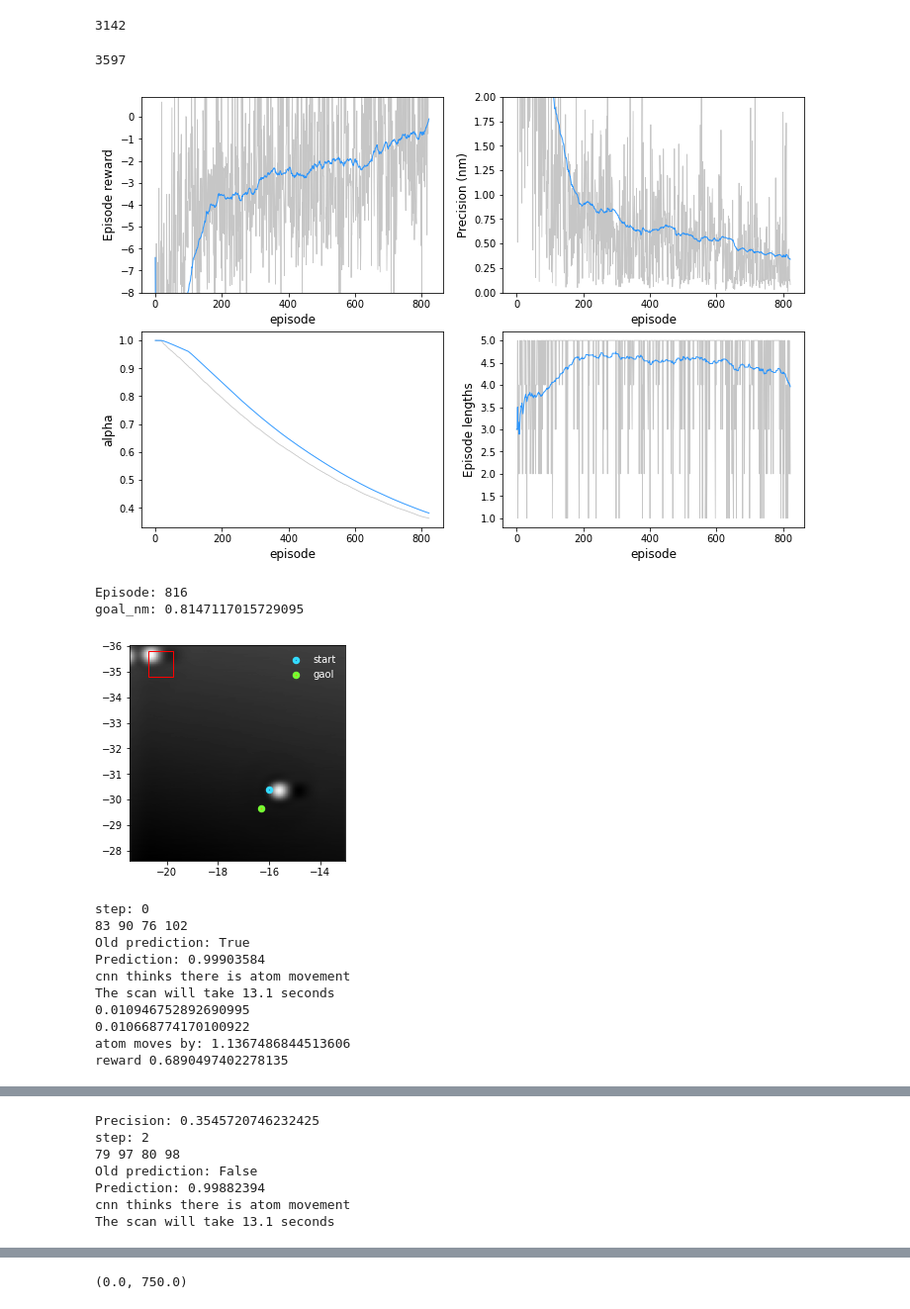
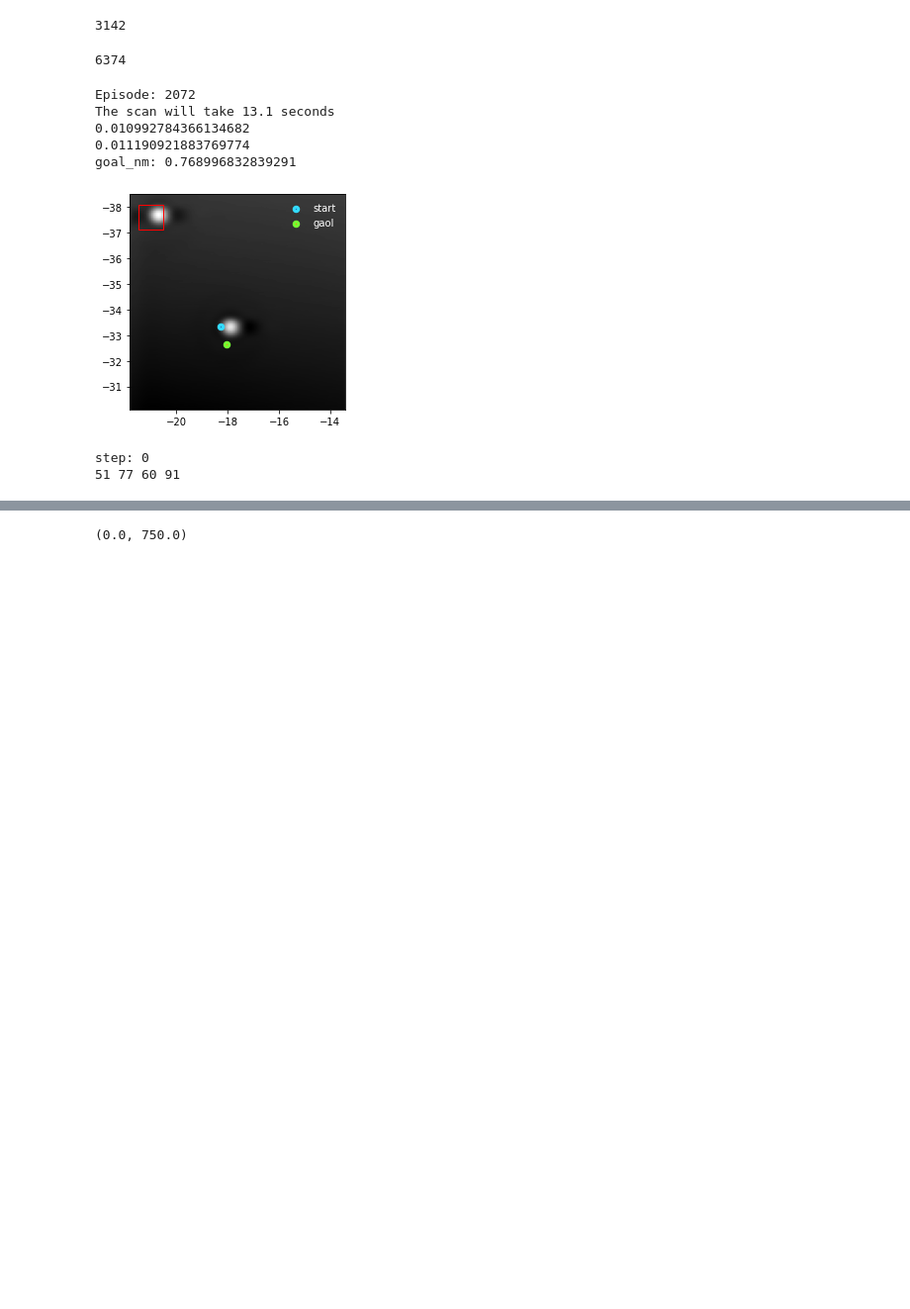
Before and after one commit to SINGROUP/Atom_manipulation_with_RL, a Jupyter notebook: single_atom_training_2nd_round.ipynb, the cells around one changed output, grey strips where cells are left out. Shown at 99% size. Cells and saved outputs as stored; diff of their text form; code cells hidden in the pictures; blank space fills up the shorter version.

```diff
--- a/single_atom_training_2nd_round.ipynb
+++ b/single_atom_training_2nd_round.ipynb
@@ -87,7 +87,7 @@ pixel = 128
 im_size_nm = 8.491
 
 offset_nm = np.array([x_nm, y_nm])
-manip_limit_nm = np.array([-19.5, -13.2, -34.5, -27.8]) #[left, right, up, down]
+manip_limit_nm = np.array([-19.5, -13.9, -37, -30.5]) #[left, right, up, down]
 template_max_y = 25
 scan_mV = 1000
 max_len = 5
@@ -105,7 +105,7 @@ env.true_negative = amd_true_negative
 env.atom_move_detector = amd
 # %%
 c_v, a_v = [], []
-for c, a in zip(env.atom_move_detector.currents, env.atom_move_detector.atom_move_by):
+for c, a in zip(env.atom_move_detector.currents_val, env.atom_move_detector.atom_move_by_val):
     if (c is not None) and (a is not None):
         c_v.append(c)
         a_v.append(a)
@@ -119,6 +116,6 @@ c None
 # %%
-env.atom_move_detector.currents = c_v
-env.atom_move_detector.atom_move_by = a_v
+env.atom_move_detector.currents_val = c_v
+env.atom_move_detector.atom_move_by_val = a_v
 # %%
 for i, np_name in enumerate(glob.glob(folder_name+'/*.npy')):
     data = np.load(np_name,allow_pickle=True).item()
@@ -137,7 +134,7 @@ memory = HerReplayMemory(replay_size, env)
 memory.buffer = buffer
 print(len(memory))
 # %% [output]
-3597
+6374
 # %%
 # ONLY RE-RUN if WANT TO RESET the AGENT
 batch_size= 64
@@ -168,7 +165,7 @@ def sac_train(max_steps, num_episodes = 50, episode_start = 0):
         eta_t = np.minimum(eta_0 + (eta_T - eta_0)*(i_episode/n_interactions), eta_T)
         episode_reward, episode_steps = 0, 0
         done = False
-        state, info = env.reset()
+        state, info = env.reset(update_conv_net=False)
         show_reset(env.img_info, env.atom_start_absolute_nm, env.destination_absolute_nm,
                    env.template_nm, env.template_wh)
         episode_memory.update_memory_reset(env.img_info, i_episode, info)
@@ -229,19 +226,13 @@ def sac_train(max_steps, num_episodes = 50, episode_start = 0):
             torch.save(agent.policy.state_dict(), '{}/_policy_{}.pth'.format(folder_name,i_episode))
             torch.save(agent.alpha, '{}/_alpha_{}.pth'.format(folder_name,i_episode))
 # %%
-sac_train(max_steps=max_len, episode_start = 804,num_episodes = 2000)
+sac_train(max_steps=max_len, episode_start = 2072,num_episodes = 2000)
 # %% [output]
+Episode: 2072
+The scan will take 13.1 seconds
+0.010992784366134682
+0.011190921883769774
+goal_nm: 0.768996832839291
-[figure, old version]
+[figure, new version]
-Episode: 816
-goal_nm: 0.8147117015729095
-[figure, removed]
 step: 0
-83 90 76 102
-Old prediction: True
-Prediction: 0.99903584
-cnn thinks there is atom movement
-The scan will take 13.1 seconds
-0.010946752892690995
-0.010668774170100922
-atom moves by: 1.1367486844513606
-reward 0.6890497402278135
+51 77 60 91
@@ -261,9 +239,2 @@ reward -1.091342702208139
-Precision: 0.3545720746232425
-step: 2
-79 97 80 98
-Old prediction: False
-Prediction: 0.99882394
-cnn thinks there is atom movement
-The scan will take 13.1 seconds
 # %%
 env.atom_absolute_nm = None
```
Also changed, not shown: parts of 6 cells of this notebook, 2 other files.
